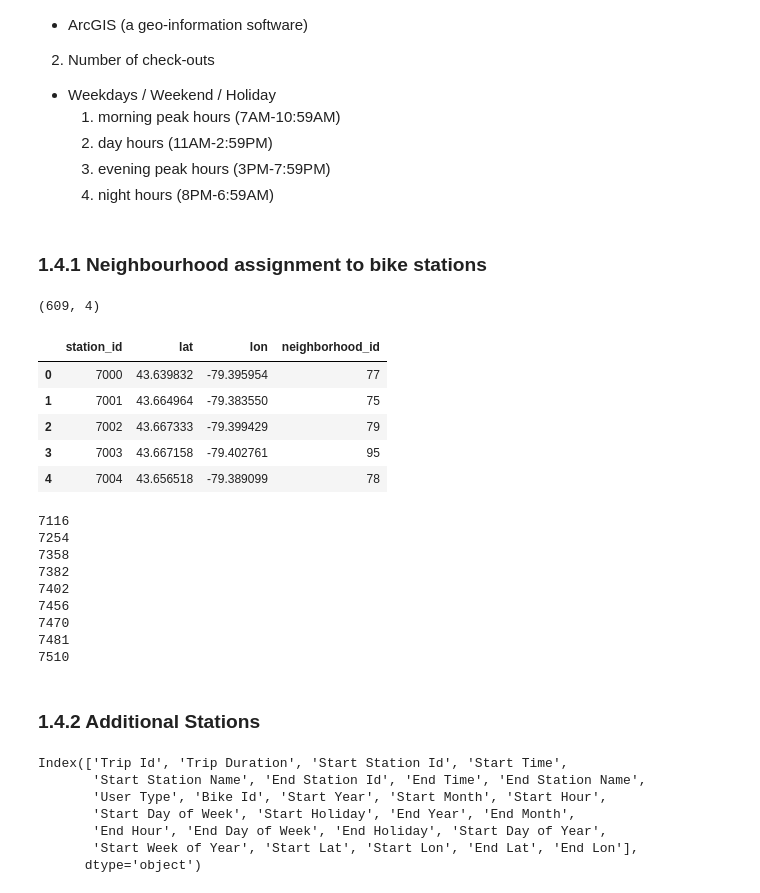
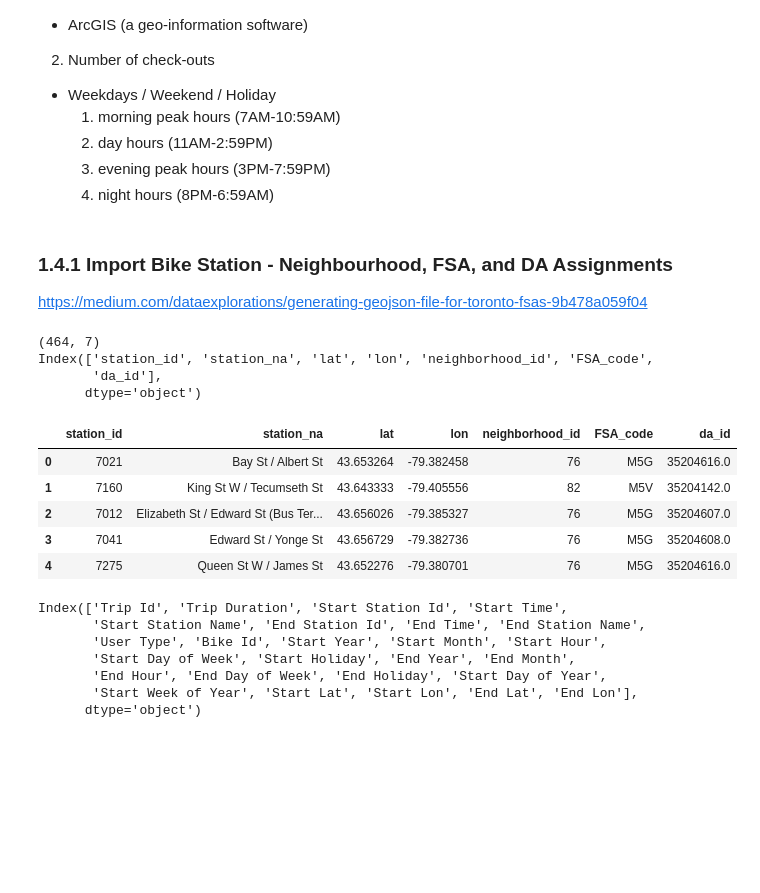
Before and after one commit to lisijia6/Share-Bike-Station-Clustering-and-Usage-Prediction, a Jupyter notebook: 1_Exploratory Analysis/3 Spatial Visualizations (2019 Ridership).ipynb, the cells around one changed output. Saved outputs shown, nothing was run; the diff lists cells and outputs as text; code cells hidden in the pictures; blank space fills up the shorter version.

```diff
--- a/1_Exploratory Analysis/3 Spatial Visualizations (2019 Ridership).ipynb
+++ b/1_Exploratory Analysis/3 Spatial Visualizations (2019 Ridership).ipynb
@@ -134,34 +137,27 @@ Output hidden; open in https://colab.research.google.com to view.
     2. day hours (11AM-2:59PM)
     3. evening peak hours (3PM-7:59PM)
     4. night hours (8PM-6:59AM)
-# %% [markdown]
-### 1.4.1 Neighbourhood assignment to bike stations
+# %% [markdown]
+### 1.4.1 Import Bike Station - Neighbourhood, FSA, and DA Assignments
+https://medium.com/dataexplorations/generating-geojson-file-for-toronto-fsas-9b478a059f04
 # %%
 # Read station-neighbourhood mapping
-df_station_neighbourhood = pd.read_csv("{}/station_with_neighborhood.csv".format(data_dir), header=0)
-print(df_station_neighbourhood.shape)
-df_station_neighbourhood.head()
+df_station_assignments = pd.read_csv("{}/station_assignment.csv".format(data_dir), header=0, encoding='ISO-8859-1')
+print(df_station_assignments.shape)
+print(df_station_assignments.columns)
+df_station_assignments.head()
 # %% [output]
-(609, 4)
+(464, 7)
+Index(['station_id', 'station_na', 'lat', 'lon', 'neighborhood_id', 'FSA_code',
+       'da_id'],
+      dtype='object')
-|  | station_id | lat | lon | neighborhood_id |
-| 0 | 7000 | 43.639832 | -79.395954 | 77 |
-| 1 | 7001 | 43.664964 | -79.383550 | 75 |
-| 2 | 7002 | 43.667333 | -79.399429 | 79 |
-| 3 | 7003 | 43.667158 | -79.402761 | 95 |
-| 4 | 7004 | 43.656518 | -79.389099 | 78 |
+|  | station_id | station_na | lat | lon | neighborhood_id | FSA_code | da_id |
+| 0 | 7021 | Bay St / Albert St | 43.653264 | -79.382458 | 76 | M5G | 35204616.0 |
+| 1 | 7160 | King St W / Tecumseth St | 43.643333 | -79.405556 | 82 | M5V | 35204142.0 |
+| 2 | 7012 | Elizabeth St / Edward St (Bus Ter... | 43.656026 | -79.385327 | 76 | M5G | 35204607.0 |
+| 3 | 7041 | Edward St / Yonge St | 43.656729 | -79.382736 | 76 | M5G | 35204608.0 |
+| 4 | 7275 | Queen St W / James St | 43.652276 | -79.380701 | 76 | M5G | 35204616.0 |
 # %%
-for i in np.unique(merged_bike_data_2019['Start Station Id']):
-  if int(i) not in np.unique(df_station_neighbourhood['station_id']):
-    print(int(i))
+# for i in np.unique(merged_bike_data_2019['Start Station Id']):
+#   if int(i) not in np.unique(df_station_neighbourhood['station_id']):
+#     print(int(i))
-# %% [output]
-7116
-7254
-7358
-7382
-7402
-7456
-7470
-7481
-7510
-# %% [markdown]
-### 1.4.2 Additional Stations
```
Also changed, not shown: parts of 62 cells of this notebook.
